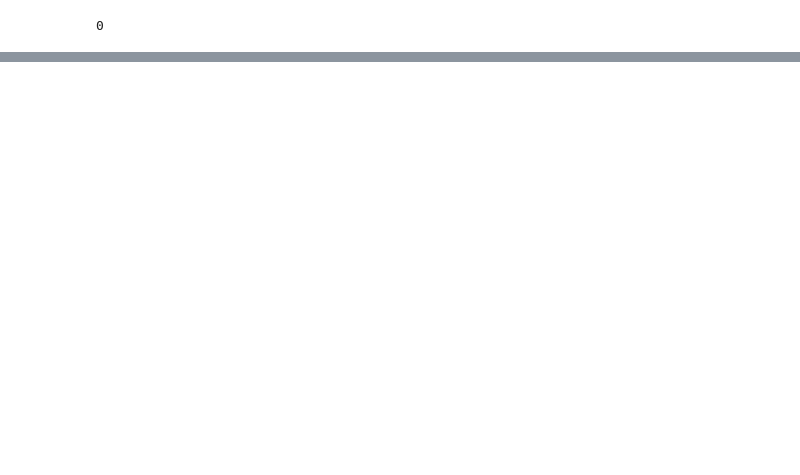
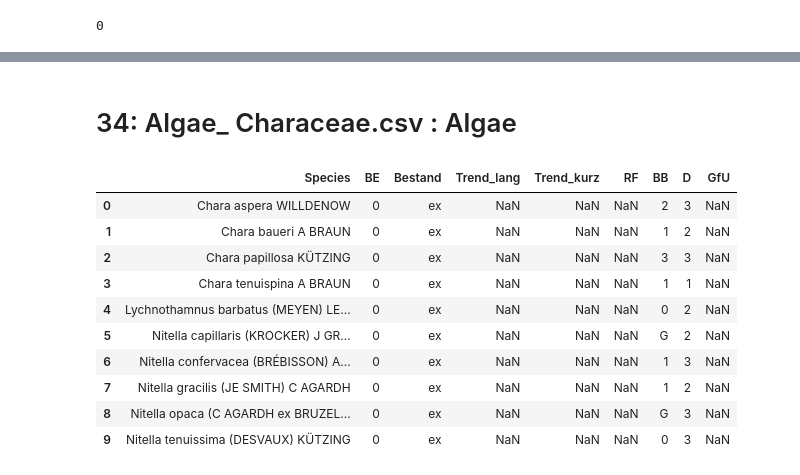
Before and after one commit to Zzzhenya/Berlin-red-list, a Jupyter notebook: Transformation/Raw_csv/Other.ipynb, the cells around one changed output, grey strips where cells are left out. Cells and saved outputs as stored; diff of their text form; code cells hidden in the pictures; blank space fills up the shorter version.

```diff
--- a/Transformation/Raw_csv/Other.ipynb
+++ b/Transformation/Raw_csv/Other.ipynb
@@ -1316,0 +1698,19 @@ df.to_csv('../../Transformation/Data_cleaning_step1/22_name.csv',
+# %% [markdown]
+# 34: Algae_ Characeae.csv : Algae
+# %%
+# Read file into dataframe
+
+df = pd.read_csv('Algae_Characeae.csv')
+df.head(10)
+# %% [output]
+|  | Species | BE | Bestand | Trend_lang | Trend_kurz | RF | BB | D | GfU |
+| 0 | Chara aspera WILLDENOW | 0 | ex | NaN | NaN | NaN | 2 | 3 | NaN |
+| 1 | Chara baueri A BRAUN | 0 | ex | NaN | NaN | NaN | 1 | 2 | NaN |
+| 2 | Chara papillosa KÜTZING | 0 | ex | NaN | NaN | NaN | 3 | 3 | NaN |
+| 3 | Chara tenuispina A BRAUN | 0 | ex | NaN | NaN | NaN | 1 | 1 | NaN |
+| 4 | Lychnothamnus barbatus (MEYEN) LE... | 0 | ex | NaN | NaN | NaN | 0 | 2 | NaN |
+| 5 | Nitella capillaris (KROCKER) J GR... | 0 | ex | NaN | NaN | NaN | G | 2 | NaN |
+| 6 | Nitella confervacea (BRÉBISSON) A... | 0 | ex | NaN | NaN | NaN | 1 | 3 | NaN |
+| 7 | Nitella gracilis (JE SMITH) C AGARDH | 0 | ex | NaN | NaN | NaN | 1 | 2 | NaN |
+| 8 | Nitella opaca (C AGARDH ex BRUZEL... | 0 | ex | NaN | NaN | NaN | G | 3 | NaN |
+| 9 | Nitella tenuissima (DESVAUX) KÜTZING | 0 | ex | NaN | NaN | NaN | 0 | 3 | NaN |
```
Also changed, not shown: parts of 73 cells of this notebook.
